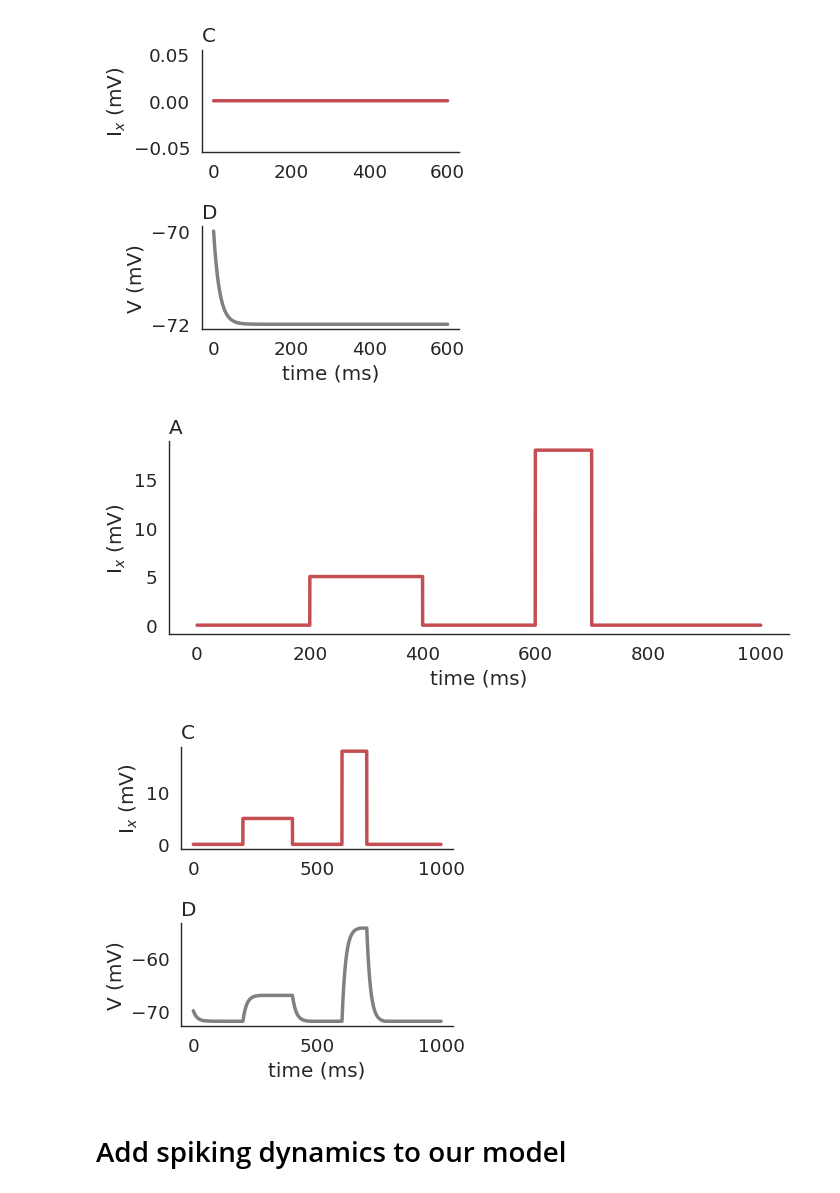
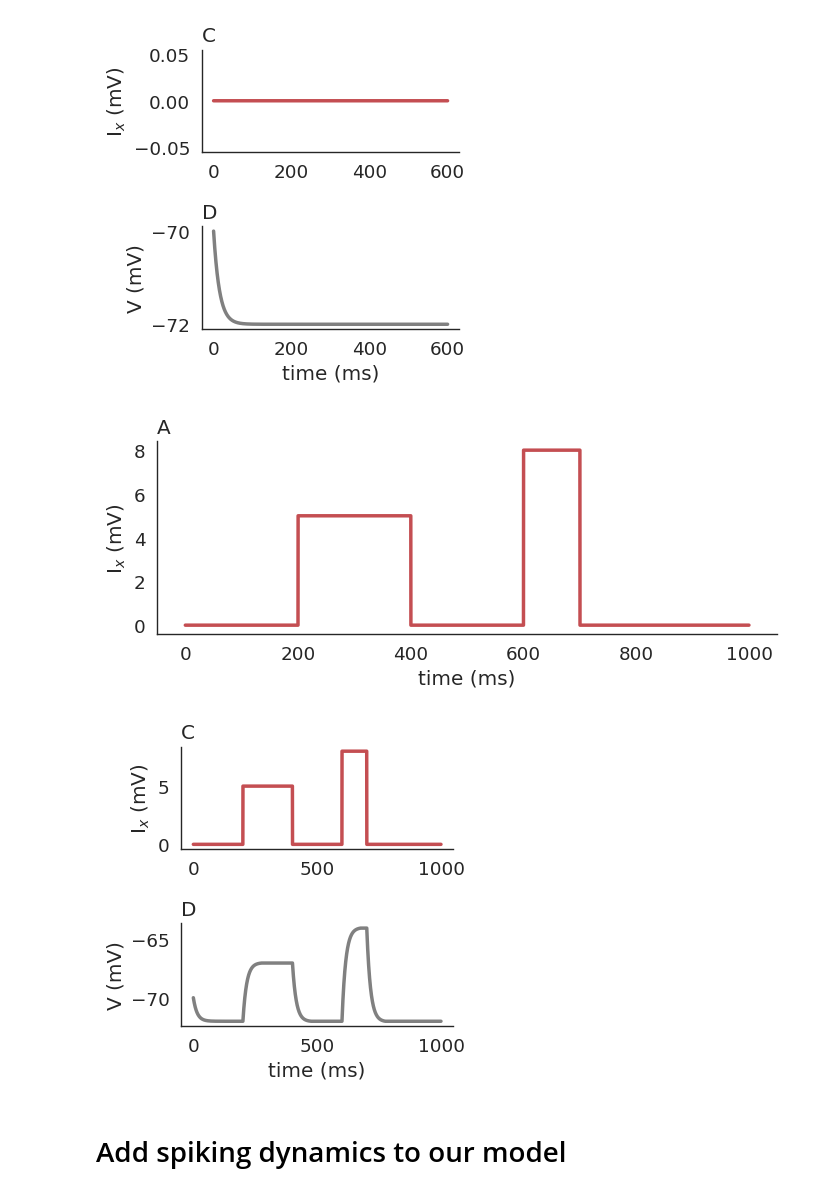
Before and after one commit to mattsmiths/biol470, a Jupyter notebook: week2/BIOL470_modeled_neurons.ipynb, the cells around one changed output. Cells and saved outputs as stored; diff of their text form; code cells hidden in the pictures.

```diff
--- a/week2/BIOL470_modeled_neurons.ipynb
+++ b/week2/BIOL470_modeled_neurons.ipynb
@@ -211,30 +213,30 @@ spike_start = 200 # @param {type:"string"} #VO
 spike_end = 400 # @param {type:"string"} #VO
 # %%
 #@title Second time varying input
-input_current2 = 18 # @param {type:"string"}
+input_current2 = "8" # @param {type:"string"}
 spike_start2 = 600 # @param {type:"string"} #VO
 spike_end2 = 700 # @param {type:"string"} #VO
 # %%
 #@title Visualize Multiple Inputs
 
 # Discretized time
 T=1000
 dt=.1
 time=np.arange(0,T,dt)
 
 # Applied current
 Ix=np.zeros_like(time)
-Ix[(time>=spike_start) & (time<=spike_end)]=5
-Ix[(time>=spike_start2) & (time<=spike_end2)]=18
+Ix[(time>=spike_start) & (time<=spike_end)]=input_current
+Ix[(time>=spike_start2) & (time<=spike_end2)]=input_current2
 plt.subplots(1,1,figsize=(8, 2.5))
 plt.subplot(1,1,1)
 plt.plot(time,Ix,color='r')
 plt.xlabel('time (ms)')
 plt.ylabel('I$_x$ (mV)')
 plt.title('A',loc='left')
 sns.despine()
 # %% [output]
-[figure, old version]
+[figure, new version]
 # %%
 #@title Calculate Neuron Activity
 
@@ -275,7 +277,7 @@ plt.title('D',loc='left')
 plt.tight_layout()
 plt.savefig('fig2b.pdf')
 # %% [output]
-[figure, old version]
+[figure, new version]
 # %% [markdown]
 # Add spiking dynamics to our model
 # %% [markdown]
```
Also changed, not shown: parts of 5 cells of this notebook.
